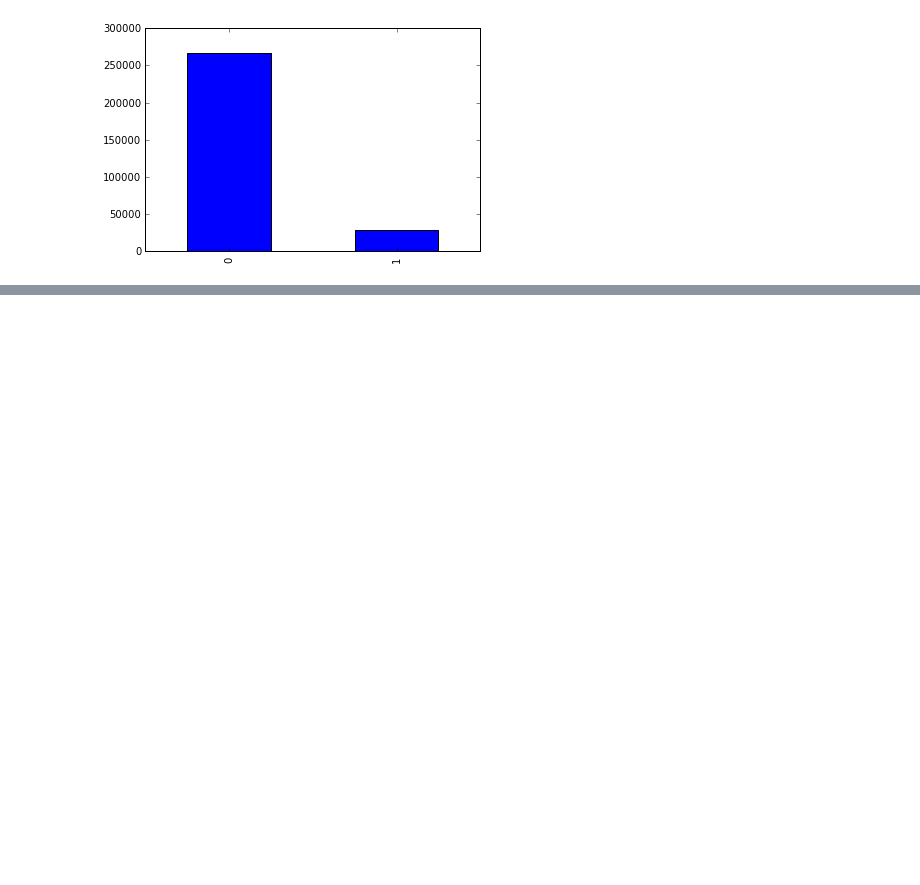
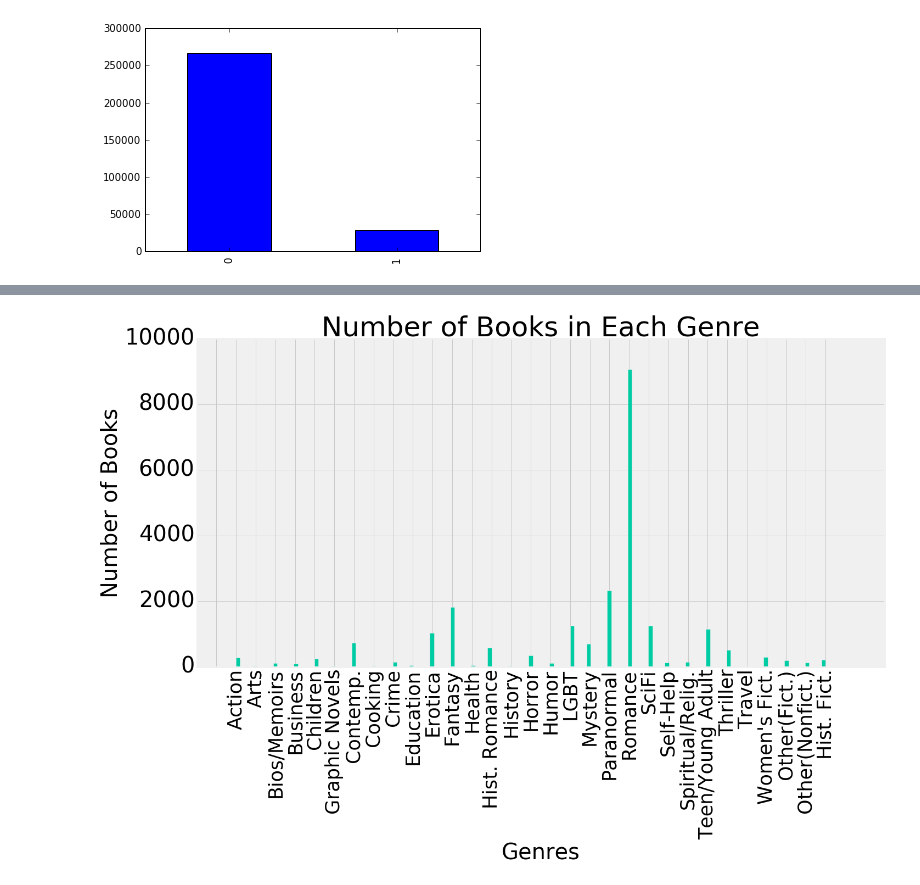
Before and after one commit to declausen/capstone_project, a Jupyter notebook: eda.ipynb, the cells around one changed output, grey strips where cells are left out. Drawn from its saved outputs; the diff is of its cells as text; code cells hidden in the pictures; blank space fills up the shorter version.

```diff
--- a/eda.ipynb
+++ b/eda.ipynb
@@ -147,0 +210,10 @@ df01.claimed.value_counts().plot(kind='bar');
+# %%
+labels_short =['', 'Action', 'Arts',
+       'Bios/Memoirs', 'Business', 'Children',
+       'Graphic Novels', 'Contemp.',
+       'Cooking', 'Crime', 'Education',
+       'Erotica', 'Fantasy', 'Health', 'Hist. Romance', 'History',
+       'Horror', 'Humor', 'LGBT', 'Mystery', 'Paranormal',
+       'Romance', 'SciFi', 'Self-Help', 'Spiritual/Relig.',
+       'Teen/Young Adult', 'Thriller', 'Travel', "Women's Fict.",
+       'Other(Fict.)', 'Other(Nonfict.)', 'Hist. Fict.']
@@ -147,0 +239,4 @@ df01.claimed.value_counts().plot(kind='bar');
+# %%
+x = range(1,33)
+for pair in zip(x,labels):
+    print pair
@@ -147,0 +261,13 @@ df01.claimed.value_counts().plot(kind='bar');
+# %%
+#plt.style.use('dark_background', 'fivethirtyeight');
+with plt.style.context(('fivethirtyeight')):
+    plt.rcParams['figure.facecolor'] = 'w'
+    plt.figure(figsize=(20,10));
+    books_df.genre_id.hist(bins='auto', color="#00cca3");
+    plt.xticks(x, labels_short, rotation=90, fontsize=35);
+    plt.yticks(fontsize=40)
+    plt.xlabel('Genres', fontsize=40)
+    plt.ylabel('Number of Books', fontsize=40)
+    plt.title('Number of Books in Each Genre', fontsize=50)
+# %% [output]
+[figure, added]
```
Also changed, not shown: parts of 37 cells of this notebook, 15 other files.
